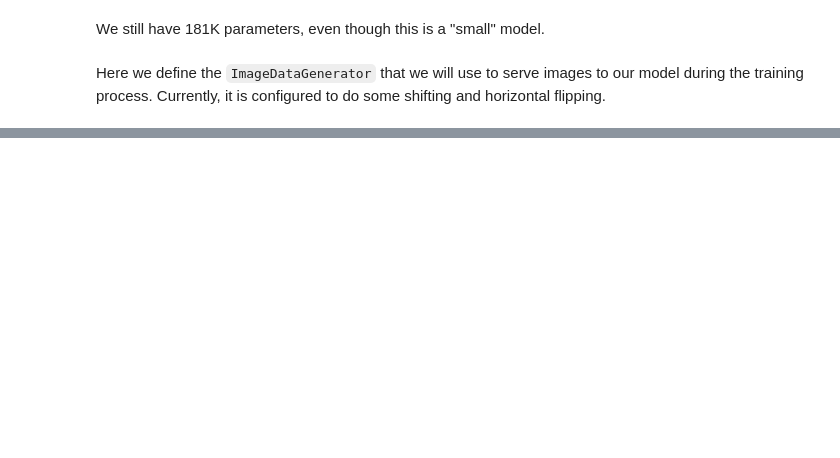
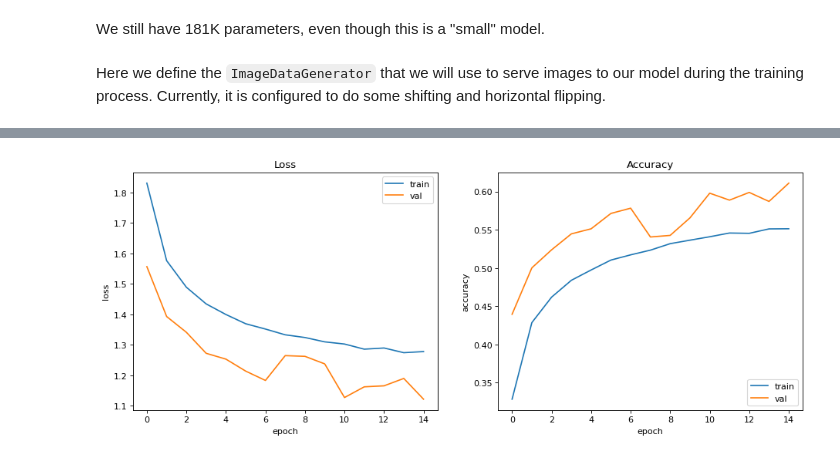
Before and after one commit to Bi-Ma-GOoOD/loveMeLikeYouDo, a Jupyter notebook: 3rdYears/Y3T2/DeepLearning/Week09/09_CIFAR10_Data_Augmentation_HW.ipynb, the cells around one changed output, grey strips where cells are left out. Drawn from its saved outputs; the diff is of its cells as text; code cells hidden in the pictures; blank space fills up the shorter version.

```diff
--- a/3rdYears/Y3T2/DeepLearning/Week09/09_CIFAR10_Data_Augmentation_HW.ipynb
+++ b/3rdYears/Y3T2/DeepLearning/Week09/09_CIFAR10_Data_Augmentation_HW.ipynb
@@ -61,3 +111,24 @@ set_seed(1234)
+# %%
+''' ตอบคำถามจากโจทย์ ข้อ 3 ในการสร้างกราฟเพื่อแสดงประสิทธิภาพ'''
+def track_performance(history):
+  fig = plt.figure(figsize=(14, 5), dpi=80)
+  ax = fig.add_subplot(1, 2, 1)
+  ax.xaxis.set_major_locator(MaxNLocator(integer=True))
+  ax.plot(history.history['loss'])
+  ax.plot(history.history['val_loss'])
+  ax.set_title('Loss')
+  ax.set_ylabel('loss')
+  ax.set_xlabel('epoch')
+  ax.legend(['train', 'val'], loc='upper right')
+
+  ax = fig.add_subplot(1, 2, 2)
+  ax.xaxis.set_major_locator(MaxNLocator(integer=True))
+  ax.plot(history.history['accuracy'])
+  ax.plot(history.history['val_accuracy'])
+  ax.set_title('Accuracy')
+  ax.set_ylabel('accuracy')
+  ax.set_xlabel('epoch')
+  ax.legend(['train', 'val'], loc='lower right')
 # %%
 num_classes = 10
 
@@ -68,3 +139,12 @@ x_train = x_train.astype('float32')
 x_test = x_test.astype('float32')
 x_train /= 255
 x_test /= 255
+# %%
+''' ตอบคำถามจากโจทย์ ข้อ 1.2 '''
+x_train, y_train, x_val, y_val = extract_val_set(x_train, y_train, num_classes, 1000)
+print("Data after separate to validation set")
+print('x_train shape:', x_train.shape)
+print(x_train.shape[0], 'train samples')
+print("We have 10 classes and each class use 1000 samples.")
+print(x_val.shape[0], 'x_val samples')
+print(x_test.shape[0], 'test samples')
@@ -129,7 +238,8 @@ datagen = ImageDataGenerator(
 datagen.fit(x_train)  # This computes any statistics that may be needed (e.g. for centering) from the training set.
 
 # Fit the model on the batches generated by datagen.flow().
-model_1.fit(datagen.flow(x_train, y_train, batch_size=batch_size),
+''' ทำข้อ 1.2 นั่นคือการใช้ข้อมูลจาก val_set มาใช้ในช่วงการ train '''
+history_1 = model_1.fit(datagen.flow(x_train, y_train, batch_size=batch_size),
             steps_per_epoch=x_train.shape[0] // batch_size,
             epochs=15,
-            validation_data=(x_test, y_test))
+            validation_data=(x_val, y_val))
@@ -135,0 +265,4 @@ model_1.fit(datagen.flow(x_train, y_train, batch_size=batch_size),
+# %%
+track_performance(history_1)
+# %% [output]
+[figure, added]
```
Also changed, not shown: parts of 17 cells of this notebook.
